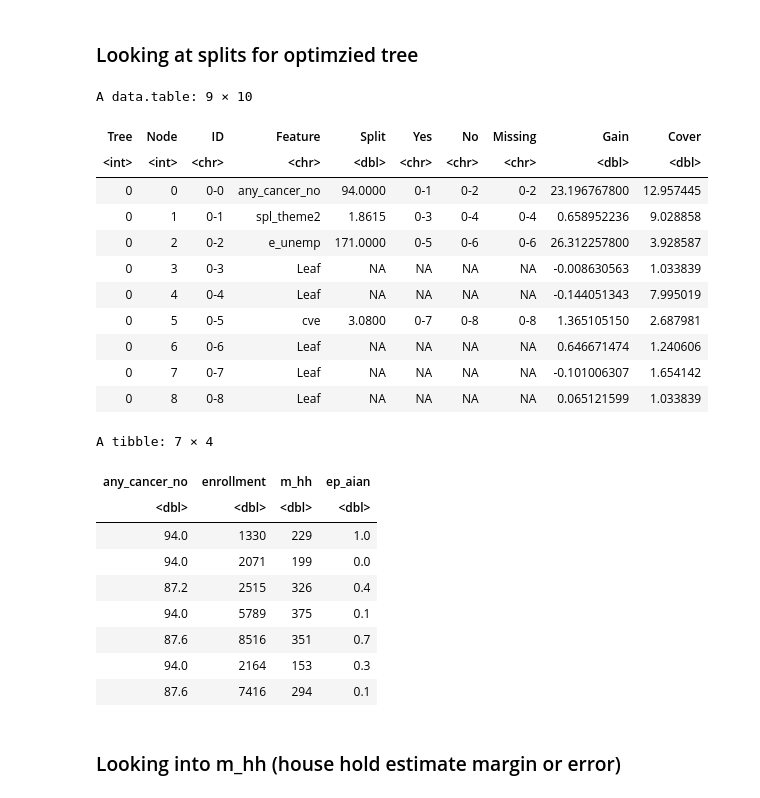
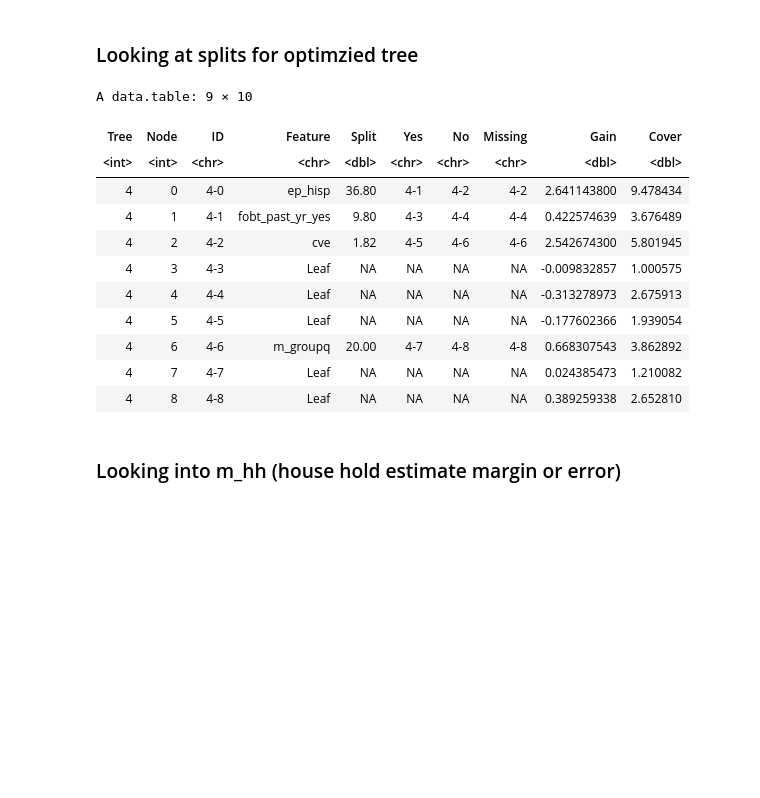
Before and after one commit to MuddORLab/Predicting-Measles-Outbreaks, a Jupyter notebook: 2026SU/CART_on_raw_data.ipynb, the cells around one changed output. Drawn from its saved outputs; the diff is of its cells as text; code cells hidden in the pictures; blank space fills up the shorter version.

Commit message:
more bug fixes related to cutoff xgboost

```diff
--- a/2026SU/CART_on_raw_data.ipynb
+++ b/2026SU/CART_on_raw_data.ipynb
@@ -203,8 +224,8 @@ set.seed(100)
 
 # Setting optimal parameters
 max_depth = 3
-eta = 0.15
-cutoff = 0.2
+eta = 0.4
+cutoff = 0.4
 
 # Create matricies for xgboost
 X_train <- as.matrix(train[, names(train) != "outbreak"])
@@ -285,50 +306,40 @@ A tibble: 7 × 555
 # %%
 # Extract all trees into df
 tree_summary <- xgb.model.dt.tree(model = final_model)
 
 # look at first tree
-first_tree <- tree_summary[Tree == 0]
+first_tree <- tree_summary[Tree == 5]
 first_tree
 
-false_negatives[, c("any_cancer_no", "enrollment", "m_hh", "ep_aian")]
+#false_negatives[, c("any_cancer_no", "spl_theme2", "e_unemp", "cve")]
 
 # SVI documentation: https://www.atsdr.cdc.gov/place-health/media/pdfs/2024/10/SVI2022Documentation.pdf
 # any_cancer_no: does not have cancer
 # enrollment: percentage of kinds enrolled in school
 # m_hh: house holds estimate margin of error?
 # ep_aian: Percentage of American Indian or Alaska Native, not Hispanic or Latino persons estimate,
 
 # Guide on how to read text dump:
 # look at a given feature (x) then split number (y)
 # all formulas will be in the form x < y
 # given this look at the yes or no column the right value is the node that it will traverse to next
 
 # Gain (for non-leaf nodes): "importance level" arbitrary value to determine value
 # Gain (for leaf nodes): probability increase/decrease of outbreak (sigmoid log odds of it happening)
 # Cover: the average number of observations effected by this feature to split
 # %% [output]
 A data.table: 9 × 10
 | Tree | Node | ID | Feature | Split | Yes | No | Missing | Gain | Cover |
 | <int> | <int> | <chr> | <chr> | <dbl> | <chr> | <chr> | <chr> | <dbl> | <dbl> |
-| 0 | 0 | 0-0 | any_cancer_no | 94.0000 | 0-1 | 0-2 | 0-2 | 23.196767800 | 12.957445 |
-| 0 | 1 | 0-1 | spl_theme2 | 1.8615 | 0-3 | 0-4 | 0-4 | 0.658952236 | 9.028858 |
-| 0 | 2 | 0-2 | e_unemp | 171.0000 | 0-5 | 0-6 | 0-6 | 26.312257800 | 3.928587 |
-| 0 | 3 | 0-3 | Leaf | NA | NA | NA | NA | -0.008630563 | 1.033839 |
-| 0 | 4 | 0-4 | Leaf | NA | NA | NA | NA | -0.144051343 | 7.995019 |
-| 0 | 5 | 0-5 | cve | 3.0800 | 0-7 | 0-8 | 0-8 | 1.365105150 | 2.687981 |
-| 0 | 6 | 0-6 | Leaf | NA | NA | NA | NA | 0.646671474 | 1.240606 |
-| 0 | 7 | 0-7 | Leaf | NA | NA | NA | NA | -0.101006307 | 1.654142 |
-| 0 | 8 | 0-8 | Leaf | NA | NA | NA | NA | 0.065121599 | 1.033839 |
+| 4 | 0 | 4-0 | ep_hisp | 36.80 | 4-1 | 4-2 | 4-2 | 2.641143800 | 9.478434 |
+| 4 | 1 | 4-1 | fobt_past_yr_yes | 9.80 | 4-3 | 4-4 | 4-4 | 0.422574639 | 3.676489 |
+| 4 | 2 | 4-2 | cve | 1.82 | 4-5 | 4-6 | 4-6 | 2.542674300 | 5.801945 |
+| 4 | 3 | 4-3 | Leaf | NA | NA | NA | NA | -0.009832857 | 1.000575 |
+| 4 | 4 | 4-4 | Leaf | NA | NA | NA | NA | -0.313278973 | 2.675913 |
+| 4 | 5 | 4-5 | Leaf | NA | NA | NA | NA | -0.177602366 | 1.939054 |
+| 4 | 6 | 4-6 | m_groupq | 20.00 | 4-7 | 4-8 | 4-8 | 0.668307543 | 3.862892 |
+| 4 | 7 | 4-7 | Leaf | NA | NA | NA | NA | 0.024385473 | 1.210082 |
+| 4 | 8 | 4-8 | Leaf | NA | NA | NA | NA | 0.389259338 | 2.652810 |
-A tibble: 7 × 4
-| any_cancer_no | enrollment | m_hh | ep_aian |
-| <dbl> | <dbl> | <dbl> | <dbl> |
-| 94.0 | 1330 | 229 | 1.0 |
-| 94.0 | 2071 | 199 | 0.0 |
-| 87.2 | 2515 | 326 | 0.4 |
-| 94.0 | 5789 | 375 | 0.1 |
-| 87.6 | 8516 | 351 | 0.7 |
-| 94.0 | 2164 | 153 | 0.3 |
-| 87.6 | 7416 | 294 | 0.1 |
 # %% [markdown]
 ### Looking into m_hh (house hold estimate margin or error)
 # %%
```
Also changed, not shown: parts of 5 cells of this notebook, 5 other files.
